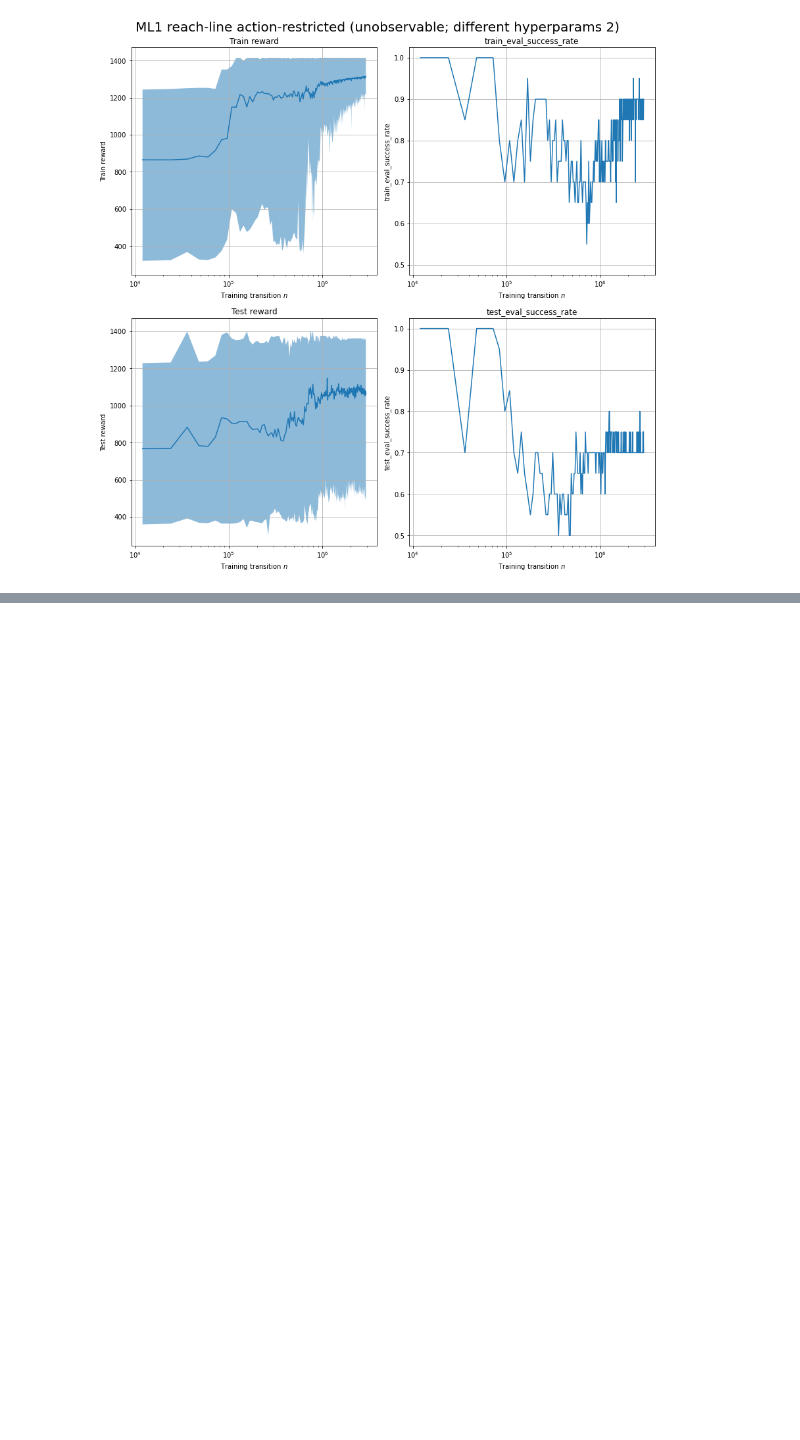
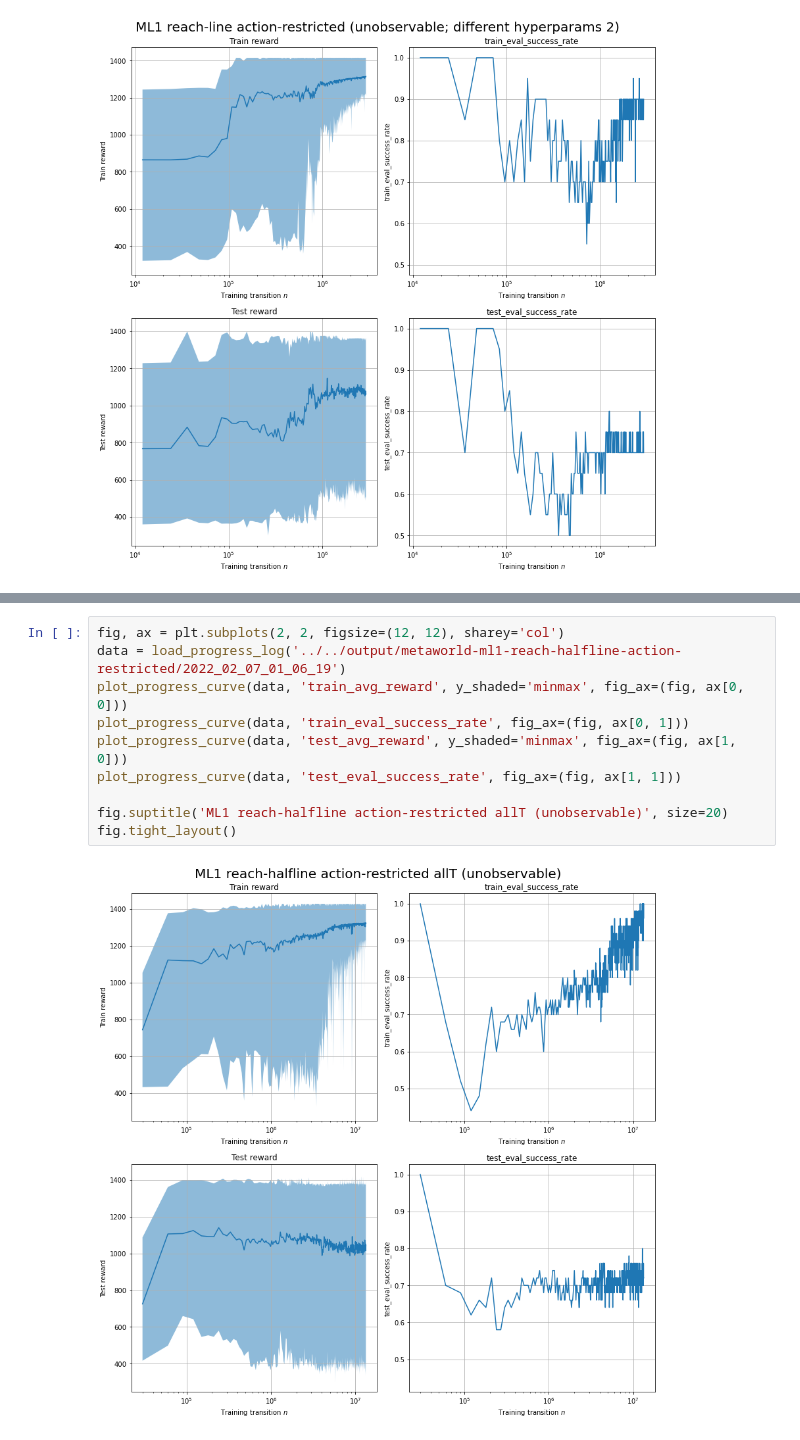
Before and after one commit to PhilippWidmann/cemrl-edited, a Jupyter notebook: analysis/notebooks/reach-halfline-analysis.ipynb, the cells around one changed output, grey strips where cells are left out. Drawn from its saved outputs; the diff is of its cells as text; blank space fills up the shorter version.

```diff
--- a/analysis/notebooks/reach-halfline-analysis.ipynb
+++ b/analysis/notebooks/reach-halfline-analysis.ipynb
@@ -61,3 +140,15 @@ fig.suptitle('ML1 reach-line action-restricted (unobservable; DistanceReward)',
 fig.tight_layout()
 # %% [output]
 [figure]
+# %%
+fig, ax = plt.subplots(2, 2, figsize=(12, 12), sharey='col')
+data = load_progress_log('../../output/metaworld-ml1-reach-halfline-action-restricted/2022_02_07_01_06_19')
+plot_progress_curve(data, 'train_avg_reward', y_shaded='minmax', fig_ax=(fig, ax[0, 0]))
+plot_progress_curve(data, 'train_eval_success_rate', fig_ax=(fig, ax[0, 1]))
+plot_progress_curve(data, 'test_avg_reward', y_shaded='minmax', fig_ax=(fig, ax[1, 0]))
+plot_progress_curve(data, 'test_eval_success_rate', fig_ax=(fig, ax[1, 1]))
+
+fig.suptitle('ML1 reach-halfline action-restricted allT (unobservable)', size=20)
+fig.tight_layout()
+# %% [output]
+[figure, added]
```
Also changed, not shown: parts of 6 cells of this notebook.
